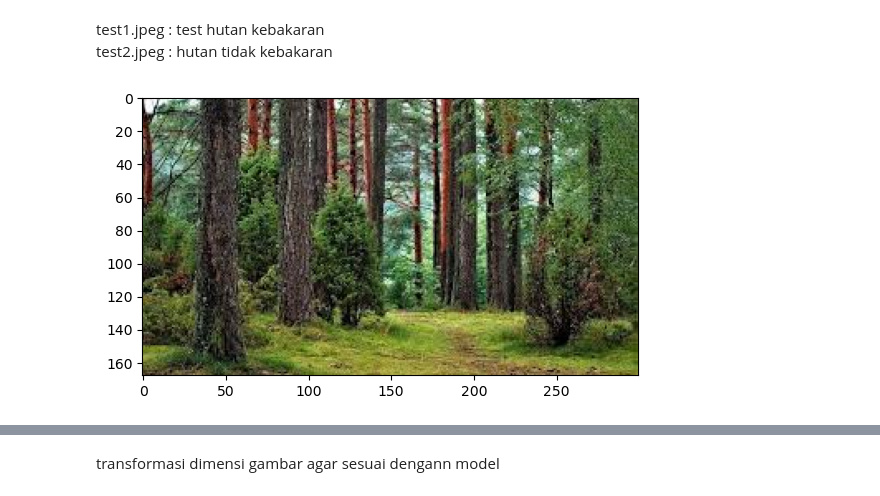
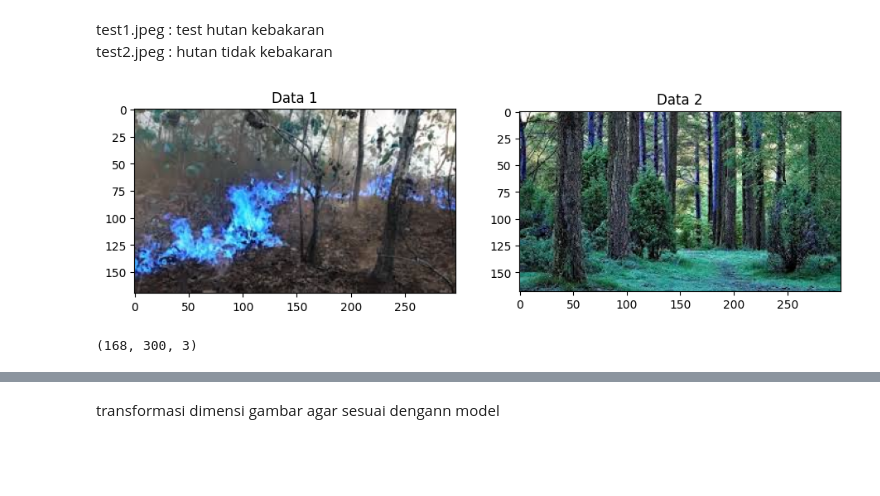
Before and after one commit to MeltingSnow21/Forest-Fire-Detection-System-Using-CNN-, a Jupyter notebook: KEBAKARAN/PendeteksiKebakaranHutan.ipynb, the cells around one changed output, grey strips where cells are left out. Drawn from its saved outputs; the diff is of its cells as text; code cells hidden in the pictures; blank space fills up the shorter version.

```diff
--- a/KEBAKARAN/PendeteksiKebakaranHutan.ipynb
+++ b/KEBAKARAN/PendeteksiKebakaranHutan.ipynb
@@ -128,0 +163,23 @@ for idx, img in enumerate(batch[0][:4]):
+# %%
+import matplotlib.pyplot as plt
+import matplotlib.image as mpimg
+from matplotlib import rcParams
+from PIL import ImageTk, Image
+
+%matplotlib inline
+
+# figure size in inches optional
+rcParams['figure.figsize'] = 11 ,8
+# D:\Tubes ML\Forest-Fire-Detection-System-Using-CNN-\KEBAKARAN\data\fire_images\fire.8.png
+# read images
+img_A = Image.open('test1.jpeg')
+img_B = Image.open('test2.jpeg')
+
+# display images
+fig, ax = plt.subplots(1,2)
+ax[0].imshow(img_A)
+ax[1].imshow(img_B)
+plt.show()
+
+# plt.title("Geeks 4 Geeks")
+# plt.imshow(img_A)
@@ -321,9 +412,22 @@ Memuat gambar
 # %% [markdown]
 test1.jpeg : test hutan kebakaran <br>test2.jpeg : hutan tidak kebakaran
 # %%
-img = cv2.imread('test2.jpeg')
-img = cv2.cvtColor(img, cv2.COLOR_BGR2RGB)
-plt.imshow(img)
+img1 = cv2.imread('test1.jpeg')
+img2 = cv2.imread('test2.jpeg')
+
+plt.subplot(2,2,1)
+plt.title('Data 1')
+plt.imshow(img1)
+
+plt.subplot(2,2,2)
+plt.title('Data 2')
+plt.imshow(img2)
+# img = cv2.cvtColor(img, cv2.COLOR_BGR2RGB)
+# plt.imshow(img)
 plt.show()
 # %% [output]
-[figure, old version]
+[figure, new version]
+# %%
+img2.shape
+# %% [output]
+(168, 300, 3)
```
Also changed, not shown: parts of 26 cells of this notebook, 6 other files.
